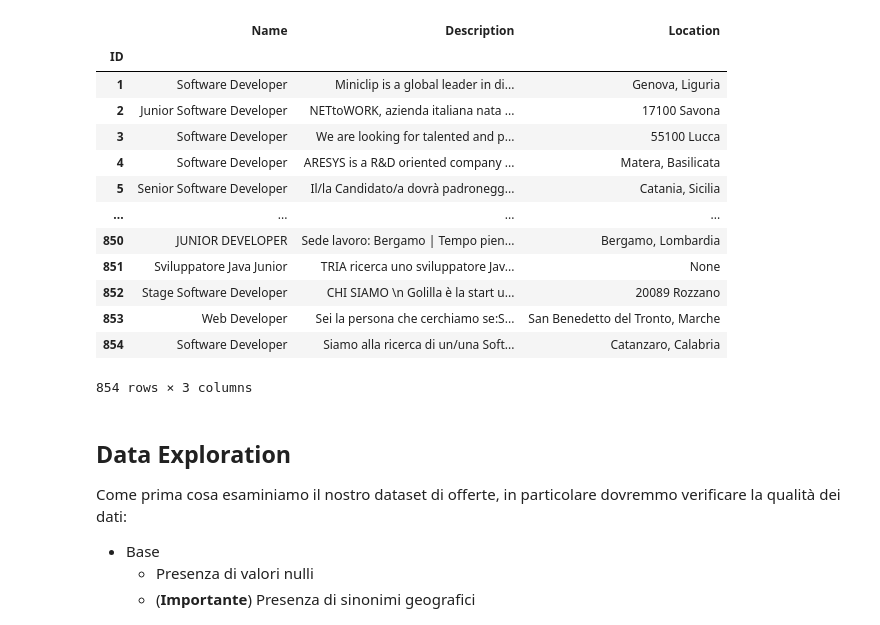
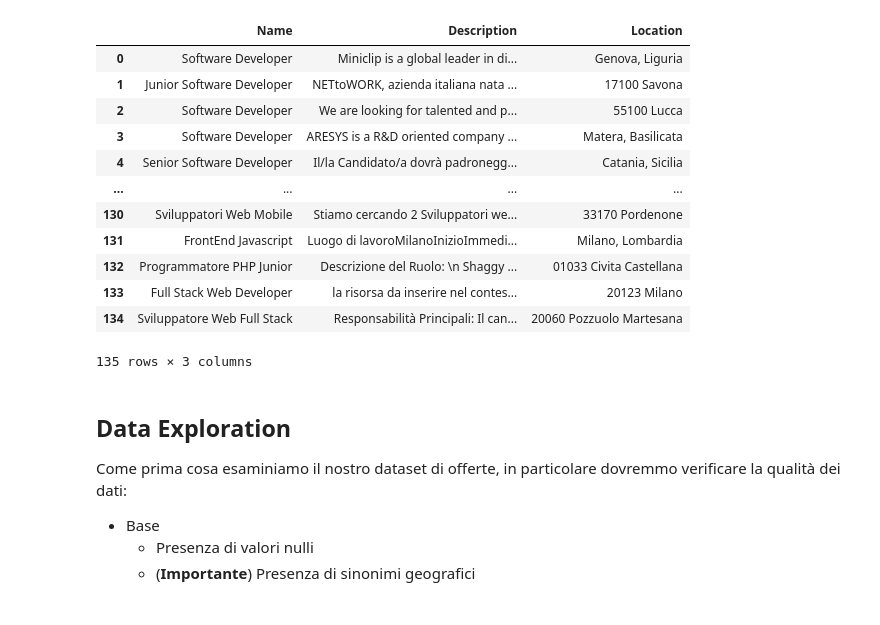
Before and after one commit to antoninoLorenzo/RecommenderSystem_TC, a Jupyter notebook: demo/notebooks/offers.ipynb, the cells around one changed output. Cells and saved outputs as stored; diff of their text form; code cells hidden in the pictures.

Commit message:
Update dataset offerte: quota 135(92)

```diff
--- a/demo/notebooks/offers.ipynb
+++ b/demo/notebooks/offers.ipynb
@@ -8,27 +8,25 @@ import seaborn as sns
 # %%
 offers_connection = sqlite3.connect('../datasets/offers_dataset.db')
 offers_frame = pd.read_sql_query('''SELECT * FROM offers''', offers_connection)
-offers_frame.set_index('ID', inplace=True)
 offers_connection.close()
 
 # [!] Le descrizioni all'interno del notebook non sono mostrate nella loro versione completa
 #     per accedere ad una specifica descrizione usare il metodo: offers_frame.loc[ID, NomeColonna]
 offers_frame
 # %% [output]
 |  | Name | Description | Location |
-| ID |  |  |  |
-| 1 | Software Developer | Miniclip is a global leader in di... | Genova, Liguria |
-| 2 | Junior Software Developer | NETtoWORK, azienda italiana nata ... | 17100 Savona |
-| 3 | Software Developer | We are looking for talented and p... | 55100 Lucca |
-| 4 | Software Developer | ARESYS is a R&D oriented company ... | Matera, Basilicata |
-| 5 | Senior Software Developer | Il/la Candidato/a dovrà padronegg... | Catania, Sicilia |
+| 0 | Software Developer | Miniclip is a global leader in di... | Genova, Liguria |
+| 1 | Junior Software Developer | NETtoWORK, azienda italiana nata ... | 17100 Savona |
+| 2 | Software Developer | We are looking for talented and p... | 55100 Lucca |
+| 3 | Software Developer | ARESYS is a R&D oriented company ... | Matera, Basilicata |
+| 4 | Senior Software Developer | Il/la Candidato/a dovrà padronegg... | Catania, Sicilia |
 | ... | ... | ... | ... |
-| 850 | JUNIOR DEVELOPER | Sede lavoro: Bergamo | Tempo pien... | Bergamo, Lombardia |
-| 851 | Sviluppatore Java Junior | TRIA ricerca uno sviluppatore Jav... | None |
-| 852 | Stage Software Developer | CHI SIAMO \n Golilla è la start u... | 20089 Rozzano |
-| 853 | Web Developer | Sei la persona che cerchiamo se:S... | San Benedetto del Tronto, Marche |
-| 854 | Software Developer | Siamo alla ricerca di un/una Soft... | Catanzaro, Calabria |
+| 130 | Sviluppatori Web Mobile | Stiamo cercando 2 Sviluppatori we... | 33170 Pordenone |
+| 131 | FrontEnd Javascript | Luogo di lavoroMilanoInizioImmedi... | Milano, Lombardia |
+| 132 | Programmatore PHP Junior | Descrizione del Ruolo: \n Shaggy ... | 01033 Civita Castellana |
+| 133 | Full Stack Web Developer | la risorsa da inserire nel contes... | 20123 Milano |
+| 134 | Sviluppatore Web Full Stack | Responsabilità Principali: Il can... | 20060 Pozzuolo Martesana |
-854 rows × 3 columns
+135 rows × 3 columns
 # %% [markdown]
 ## Data Exploration
 Come prima cosa esaminiamo il nostro dataset di offerte, in particolare dovremmo verificare la qualità dei dati:
```
Also changed, not shown: parts of 6 cells of this notebook, 2 other files.
